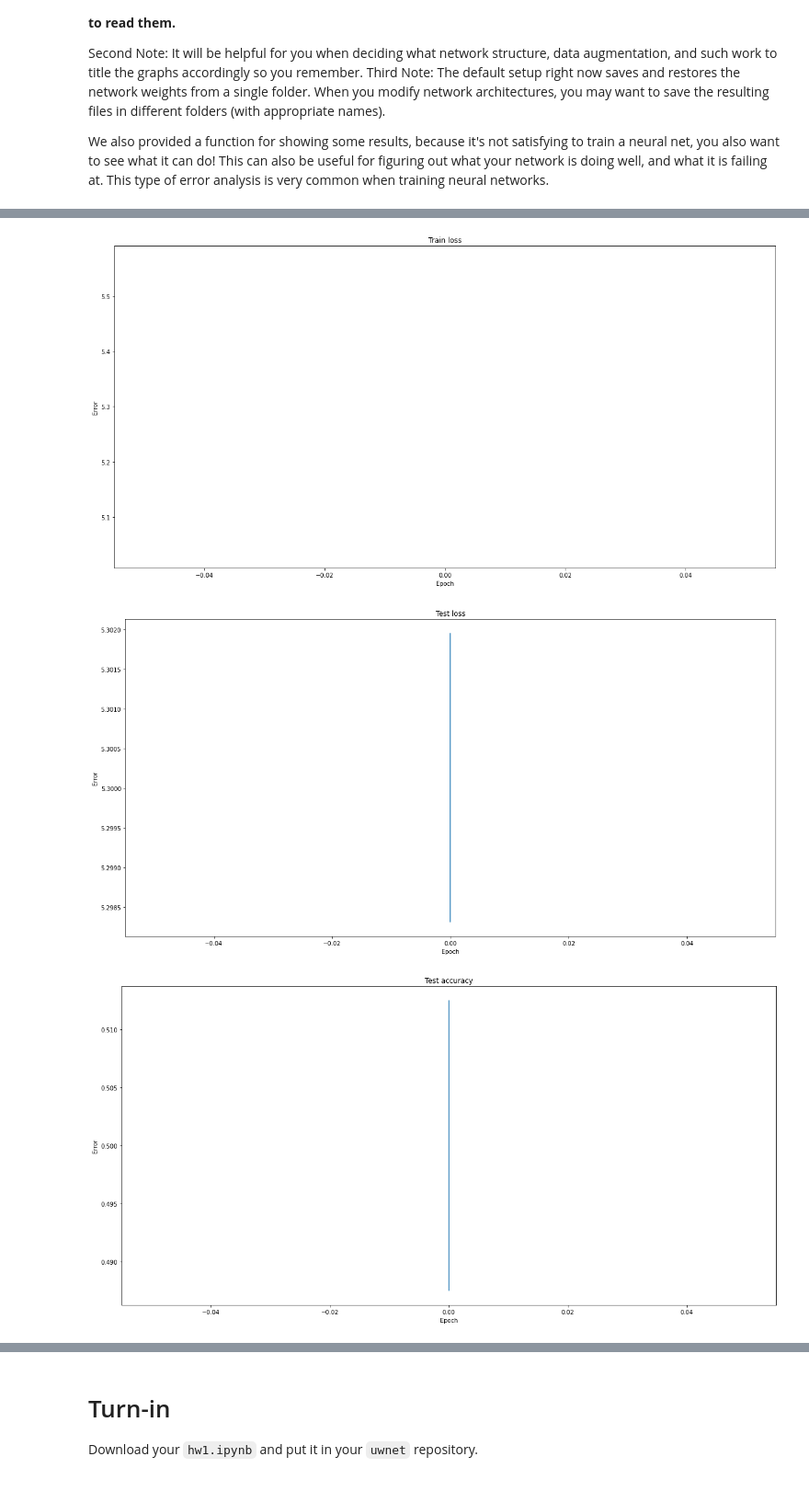
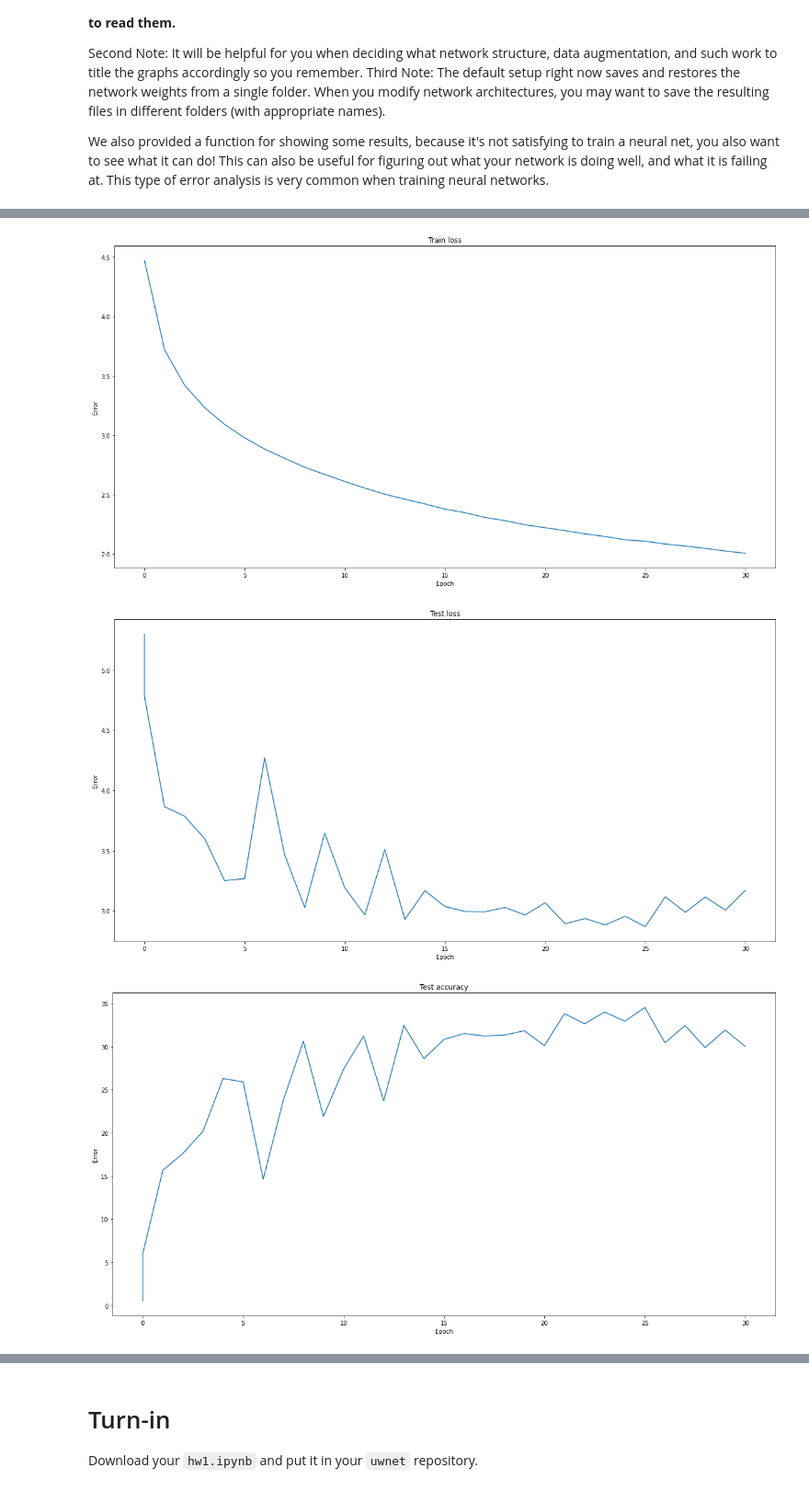
Before and after one commit to bhimar/uwnet, a Jupyter notebook: hw1.ipynb, the cells around one changed output, grey strips where cells are left out. Shown at 92% size. Cells and saved outputs as stored; diff of their text form; code cells hidden in the pictures.

```diff
--- a/hw1.ipynb
+++ b/hw1.ipynb
@@ -250,7 +242,7 @@ SEED = 0
 PRINT_INTERVAL = 100
 WEIGHT_DECAY = 0.001
 
-EXPERIMENT_VERSION = "14.1" # increment this to start a new experiment
+EXPERIMENT_VERSION = "15.1" # increment this to start a new experiment
 LOG_PATH = DATA_PATH + 'logs/' + EXPERIMENT_VERSION + '/'
 
 # Now the actual training code
@@ -407,45 +399,53 @@ class TinyImagenetNet(nn.Module):
         super(TinyImagenetNet, self).__init__()
         # TODO define the layers
         self.conv1 = nn.Conv2d(3, 8, 3, stride=1, padding=1)
-        self.conv2 = nn.Conv2d(8, 8, 3, stride=1, padding=1)
-        self.conv3 = nn.Conv2d(8, 8, 3, stride=1, padding=1)
-        self.conv4 = nn.Conv2d(8, 16, 3, stride=1, padding=1)
-        self.conv5 = nn.Conv2d(16, 16, 3, stride=1, padding=1)
-        self.conv6 = nn.Conv2d(16, 32, 3, stride=1, padding=1)
-        self.bn2 = nn.BatchNorm2d(8)
-        self.bn3 = nn.BatchNorm2d(8)
-        self.bn4 = nn.BatchNorm2d(16)
-        self.bn5 = nn.BatchNorm2d(16)
-        self.bn6 = nn.BatchNorm2d(32)
-        self.fc1 = nn.Linear(131072, 200)
+        self.conv2 = nn.Conv2d(8, 16, 3, stride=1, padding=1)
+        self.conv3 = nn.Conv2d(16, 32, 3, stride=1, padding=1)
+        self.conv4 = nn.Conv2d(32, 64, 3, stride=1, padding=1)
+        self.conv5 = nn.Conv2d(64, 128, 3, stride=1, padding=1)
+        self.conv6 = nn.Conv2d(128, 256, 3, stride=1, padding=1)
+        self.bn2 = nn.BatchNorm2d(16)
+        self.bn3 = nn.BatchNorm2d(32)
+        self.bn4 = nn.BatchNorm2d(64)
+        self.bn5 = nn.BatchNorm2d(128)
+        self.bn6 = nn.BatchNorm2d(256)
+        self.maxpool = nn.MaxPool2d(kernel_size = 2, stride = 2)
+        self.fc1 = nn.Linear(256, 200)
         self.accuracy = None
 
   def forward(self, x):
         # TODO define the forward pass
         x = self.conv1(x)
         x = F.relu(x)
+        x = self.maxpool(x)
 
         x = self.conv2(x)
         x = self.bn2(x)
         x = F.relu(x)
+        x = self.maxpool(x)
 
         x = self.conv3(x)
         x = self.bn3(x)
         x = F.relu(x)
+        x = self.maxpool(x)
 
         x = self.conv4(x)
         x = self.bn4(x)
-        x = F.softmax(x)
+        x = F.relu(x)
+        x = self.maxpool(x)
 
         x = self.conv5(x)
         x = self.bn5(x)
-        x = F.softmax(x)
+        x = F.relu(x)
+        x = self.maxpool(x)
 
         x = self.conv6(x)
         x = self.bn6(x)
-        x = F.softmax(x)
+        x = F.relu(x)
+        x = self.maxpool(x)
 
         x = torch.flatten(x, 1)
+        # print(x.shape)
         x = self.fc1(x)
         return x
 
@@ -633,14 +633,14 @@ We also provided a function for showing some results, because it's not satisfyin
 BATCH_SIZE = 256
 TEST_BATCH_SIZE = 10
 EPOCHS = 30
-LEARNING_RATE = 0.05
+LEARNING_RATE = 0.01
 MOMENTUM = 0.9
 USE_CUDA = True
 SEED = 0
 PRINT_INTERVAL = 100
 WEIGHT_DECAY = 0.001
 
-EXPERIMENT_VERSION = "12.1" # increment this to start a new experiment
+EXPERIMENT_VERSION = "13.2" # increment this to start a new experiment
 LOG_PATH = DATA_PATH + 'logs/' + EXPERIMENT_VERSION + '/'
 
 # Now the actual training code
@@ -730,6 +729,6 @@ Saved /gdrive/My Drive/colab_files/hw1/tiny_imagenet/logs/12.1/001.pt
-[figure, old version]
+[figure, new version]
-[figure, old version]
+[figure, new version]
-[figure, old version]
+[figure, new version]
 # %% [markdown]
 ## TinyImageNet Questions
 
```
Also changed, not shown: parts of 8 cells of this notebook.
